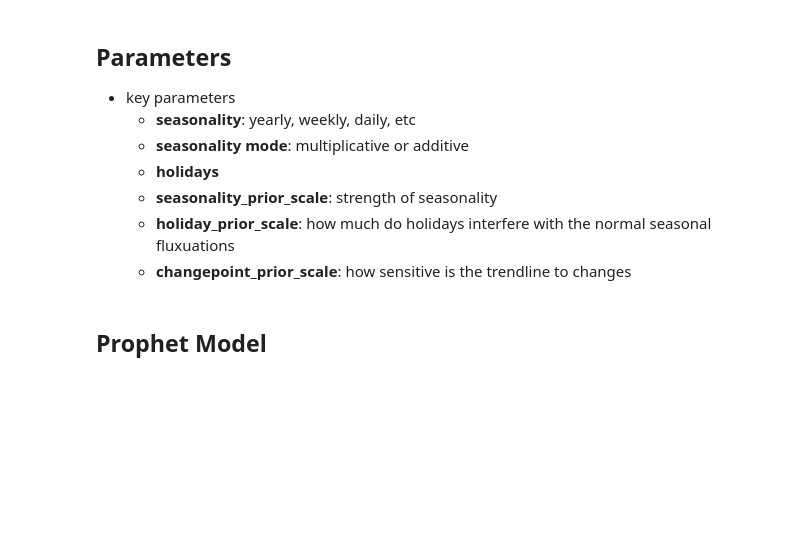
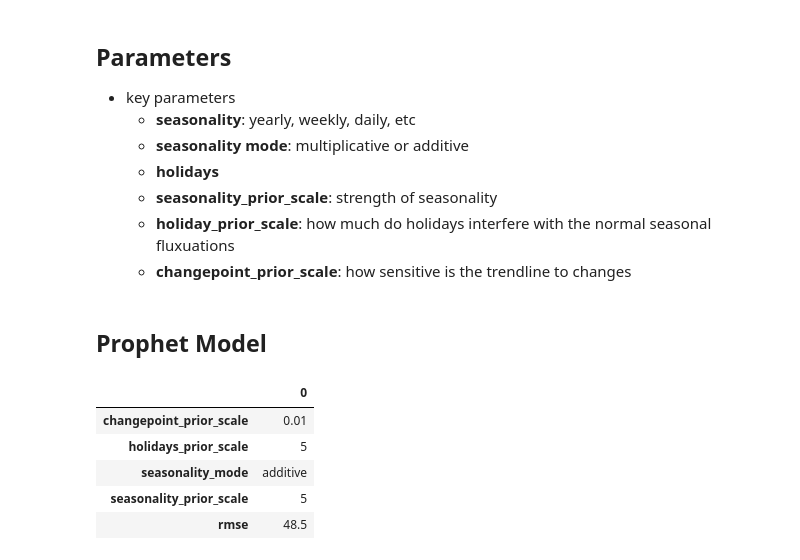
Before and after one commit to mrcruz117/Prophet-Forecast, a Jupyter notebook: Prophet_Forecast_Dev.ipynb, the cells around one changed output. Drawn from its saved outputs; the diff is of its cells as text; code cells hidden in the pictures; blank space fills up the shorter version.

```diff
--- a/Prophet_Forecast_Dev.ipynb
+++ b/Prophet_Forecast_Dev.ipynb
@@ -125,3 +125,14 @@ df_final.head()
 ## Prophet Model
 # %%
 from prophet import Prophet
+# %%
+# load in tuned params
+parameters = pd.read_csv('Forecasting Product/best_params_prophet.csv', index_col=0)
+parameters
+# %% [output]
+|  | 0 |
+| changepoint_prior_scale | 0.01 |
+| holidays_prior_scale | 5 |
+| seasonality_mode | additive |
+| seasonality_prior_scale | 5 |
+| rmse | 48.5 |
```
Also changed, not shown: parts of 3 cells of this notebook.
